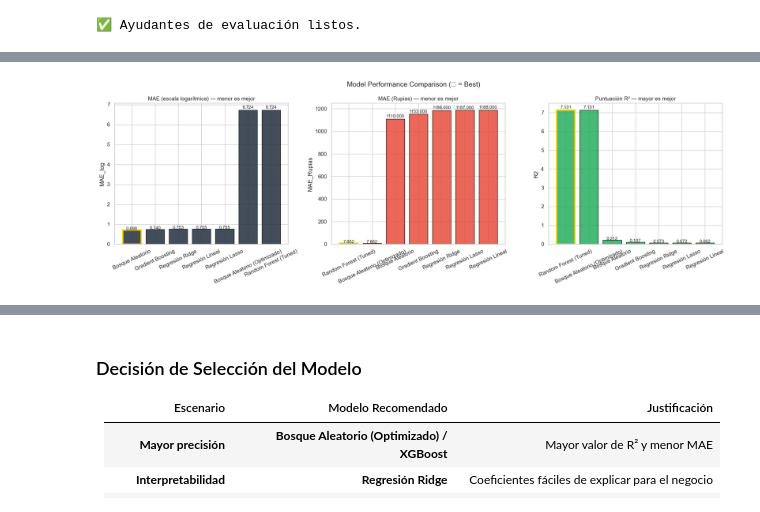
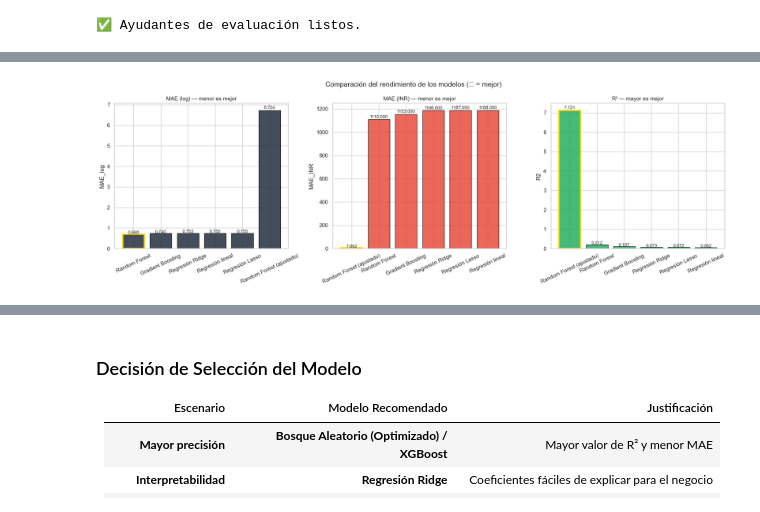
Before and after one commit to islas-diego23/9AIEVND-ADND-Practicas-230550, a Jupyter notebook: practica04/Practica04_230550.ipynb, the cells around one changed output, grey strips where cells are left out. Saved outputs shown, nothing was run; the diff lists cells and outputs as text; code cells hidden in the pictures.

```diff
--- a/practica04/Practica04_230550.ipynb
+++ b/practica04/Practica04_230550.ipynb
@@ -1463,16 +1143,15 @@ is_nonfiction     0.017840
 </div>
 # %%
 # ============================================================
-# SECCIÓN 12 — GridSearchCV para Bosque Aleatorio
+# SECCIÓN 12 — GridSearchCV sobre Random Forest
 # ============================================================
 param_grid = {
-    'n_estimators': [100, 200, 300],
-    'max_depth': [5, 8, 10, None],
+    'n_estimators' : [100, 200, 300],
+    'max_depth'    : [5, 8, 10, None],
     'min_samples_leaf': [1, 3, 5],
 }
 
-print('🔍 Ejecutando GridSearchCV (esto puede tardar entre 1 y 2 minutos)...')
-
+print('🔍 Ejecutando GridSearchCV (esto puede tardar 1-2 minutos)...')
 grid_search = GridSearchCV(
     RandomForestRegressor(random_state=42, n_jobs=-1),
     param_grid,
@@ -1481,22 +1160,14 @@ grid_search = GridSearchCV(
     n_jobs=-1,
     verbose=0
 )
-
 grid_search.fit(X_train, y_train)
 
-print(f'✅ Mejores hiperparámetros : {grid_search.best_params_}')
-print(f'✅ Mejor MAE en validación cruzada : {-grid_search.best_score_:.4f}')
+print(f'✅ Mejores parámetros : {grid_search.best_params_}')
+print(f'✅ Mejor MAE de CV    : {-grid_search.best_score_:.4f}')
 
-# Evaluar el modelo optimizado
+# Evaluar modelo ajustado
 best_rf = grid_search.best_estimator_
-
 best_pred = best_rf.predict(X_test)
-
-tuned_result = eval_model(
-    'Bosque Aleatorio (Optimizado)',
-    y_test,
-    best_pred
-)
-
-results['Bosque Aleatorio (Optimizado)'] = tuned_result
+tuned_result = eval_model('Random Forest (ajustado)', y_test, best_pred)
+results['Random Forest (ajustado)'] = tuned_result
 # %% [output]
@@ -1658,29 +1263,27 @@ Regresión Lineal               0.062200  0.754800  1188.00000
 # %%
-# Visual comparison
+# Comparación visual
 fig, axes = plt.subplots(1, 3, figsize=(18, 6))
-# FIX: Swapped 'RMSE_log' for 'MAE_INR' since that matches the columns actually available in your results_df
-metrics = [
-    ('MAE_log', 'MAE (escala logarítmica) — menor es mejor', '#232F3E', True),
-    ('MAE_Rupias', 'MAE (Rupias) — menor es mejor', '#e74c3c', True),
-    ('R2', 'Puntuación R² — mayor es mejor', '#27ae60', False)
-]
+# Se cambió 'RMSE_log' por 'MAE_INR' porque coincide con las columnas disponibles en results_df
+metrics = [('MAE_log', 'MAE (log) — menor es mejor', '#232F3E', True),
+           ('MAE_INR', 'MAE (INR) — menor es mejor', '#e74c3c', True),
+           ('R2', 'R² — mayor es mejor', '#27ae60', False)]
 
 for ax, (m, title, color, asc) in zip(axes, metrics):
     sdf = results_df.sort_values(m, ascending=asc)
     bars = ax.bar(sdf.index, sdf[m], color=color, edgecolor='black', alpha=0.85)
     bars[0].set_edgecolor('gold'); bars[0].set_linewidth(3)
     ax.set_title(title, fontsize=11); ax.set_ylabel(m)
     ax.tick_params(axis='x', rotation=25)
     for bar, val in zip(bars, sdf[m]):
-        # Dynamic placement adjustment for text annotations depending on height scale
+        # Ajuste dinámico de la posición del texto según la escala
         offset = 1.01 if val >= 0 else 0.95
         ax.text(bar.get_x()+bar.get_width()/2, bar.get_height() * offset,
                 f'{val:.3f}', ha='center', fontsize=9)
 
-plt.suptitle('Model Performance Comparison (🥇 = Best)', fontsize=14)
+plt.suptitle('Comparación del rendimiento de los modelos (🥇 = mejor)', fontsize=14)
 plt.tight_layout(); plt.show()
 # %% [output]
-[figure, old version]
+[figure, new version]
 # %%
 # Análisis de residuos — mejor modelo
 best_name = results_df.iloc[0].name
```
Also changed, not shown: parts of 45 cells of this notebook.
